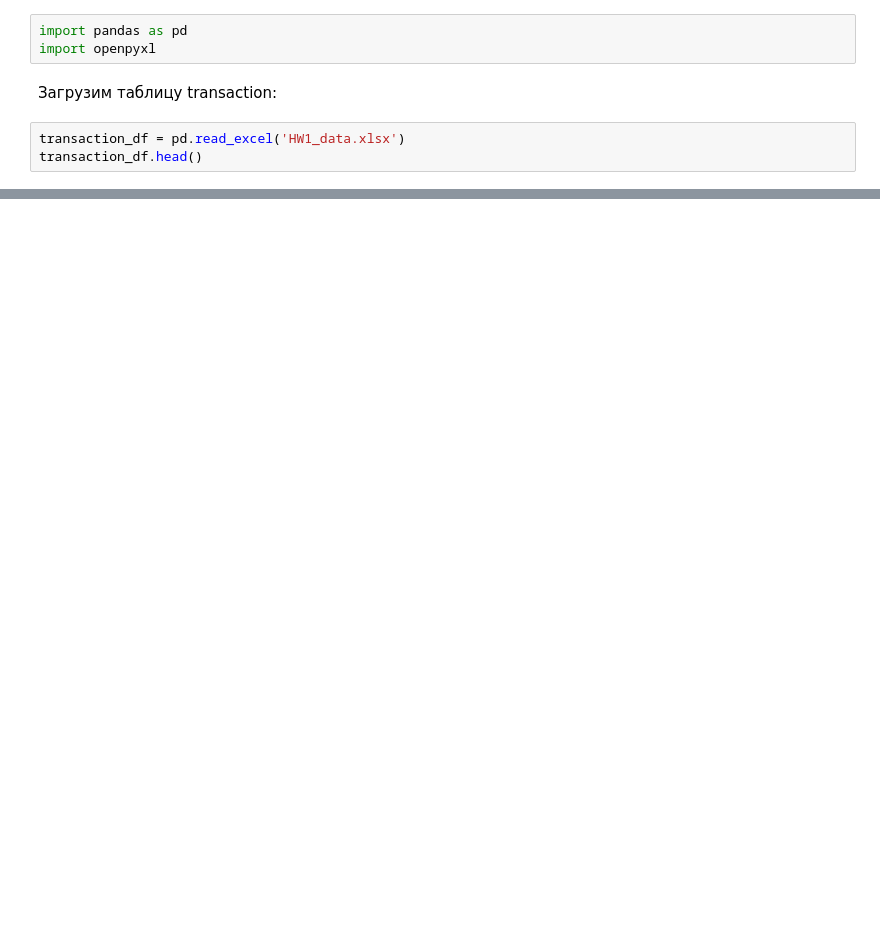
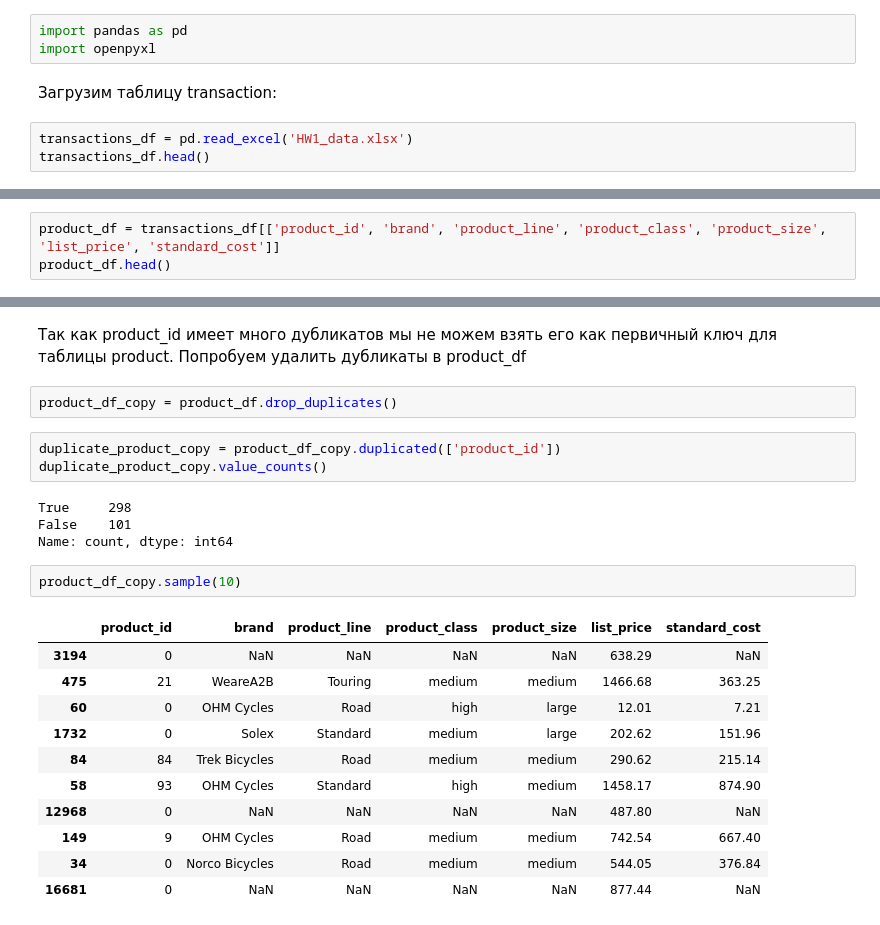
Before and after one commit to DmitriiGolovachev/DB_HW, a Jupyter notebook: HW1/GolovachevDV(fixed).ipynb, the cells around one changed output, grey strips where cells are left out. Saved outputs shown, nothing was run; the diff lists cells and outputs as text; blank space fills up the shorter version.

```diff
--- a/HW1/GolovachevDV(fixed).ipynb
+++ b/HW1/GolovachevDV(fixed).ipynb
@@ -49,6 +50,6 @@ import openpyxl
 # %% [markdown]
 Загрузим таблицу transaction:
 # %%
-transaction_df = pd.read_excel('HW1_data.xlsx')
-transaction_df.head()
+transactions_df = pd.read_excel('HW1_data.xlsx')
+transactions_df.head()
 # %% [output]
@@ -55,0 +138,3 @@ FileNotFoundError: [Errno 2] No such file or directory: 'HW1_data.xlsx'
+# %%
+product_df = transactions_df[['product_id', 'brand', 'product_line', 'product_class', 'product_size', 'list_price', 'standard_cost']]
+product_df.head()
@@ -55,0 +246,26 @@ FileNotFoundError: [Errno 2] No such file or directory: 'HW1_data.xlsx'
+# %% [markdown]
+Так как product_id имеет много дубликатов мы не можем взять его как первичный ключ для таблицы product.
+Попробуем удалить дубликаты в product_df
+# %%
+product_df_copy = product_df.drop_duplicates()
+# %%
+duplicate_product_copy = product_df_copy.duplicated(['product_id'])
+duplicate_product_copy.value_counts()
+# %% [output]
+True     298
+False    101
+Name: count, dtype: int64
+# %%
+product_df_copy.sample(10)
+# %% [output]
+|  | product_id | brand | product_line | product_class | product_size | list_price | standard_cost |
+| 3194 | 0 | NaN | NaN | NaN | NaN | 638.29 | NaN |
+| 475 | 21 | WeareA2B | Touring | medium | medium | 1466.68 | 363.25 |
+| 60 | 0 | OHM Cycles | Road | high | large | 12.01 | 7.21 |
+| 1732 | 0 | Solex | Standard | medium | large | 202.62 | 151.96 |
+| 84 | 84 | Trek Bicycles | Road | medium | medium | 290.62 | 215.14 |
+| 58 | 93 | OHM Cycles | Standard | high | medium | 1458.17 | 874.90 |
+| 12968 | 0 | NaN | NaN | NaN | NaN | 487.80 | NaN |
+| 149 | 9 | OHM Cycles | Road | medium | medium | 742.54 | 667.40 |
+| 34 | 0 | Norco Bicycles | Road | medium | medium | 544.05 | 376.84 |
+| 16681 | 0 | NaN | NaN | NaN | NaN | 877.44 | NaN |
```
Also changed, not shown: parts of 69 cells of this notebook.
